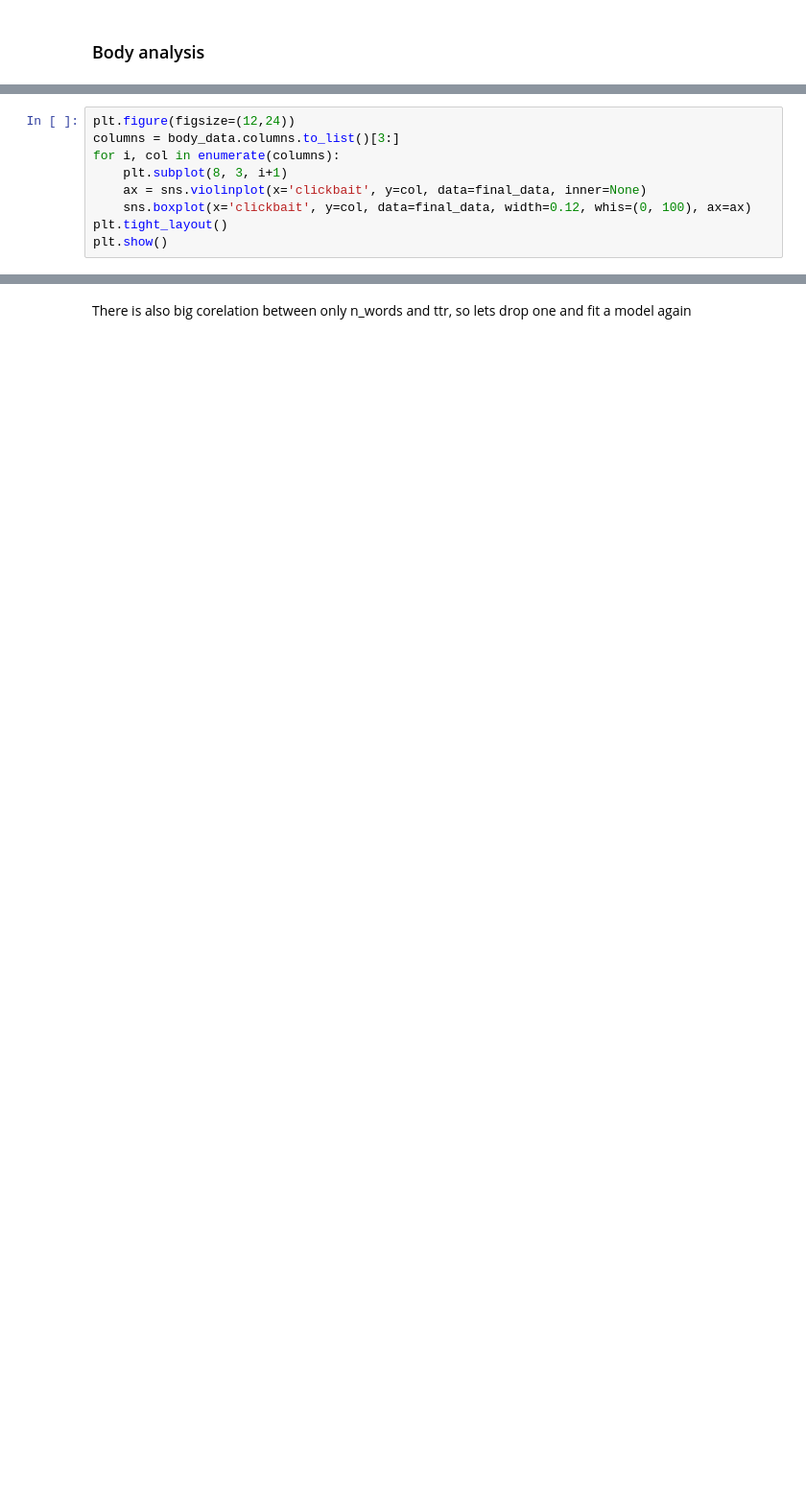
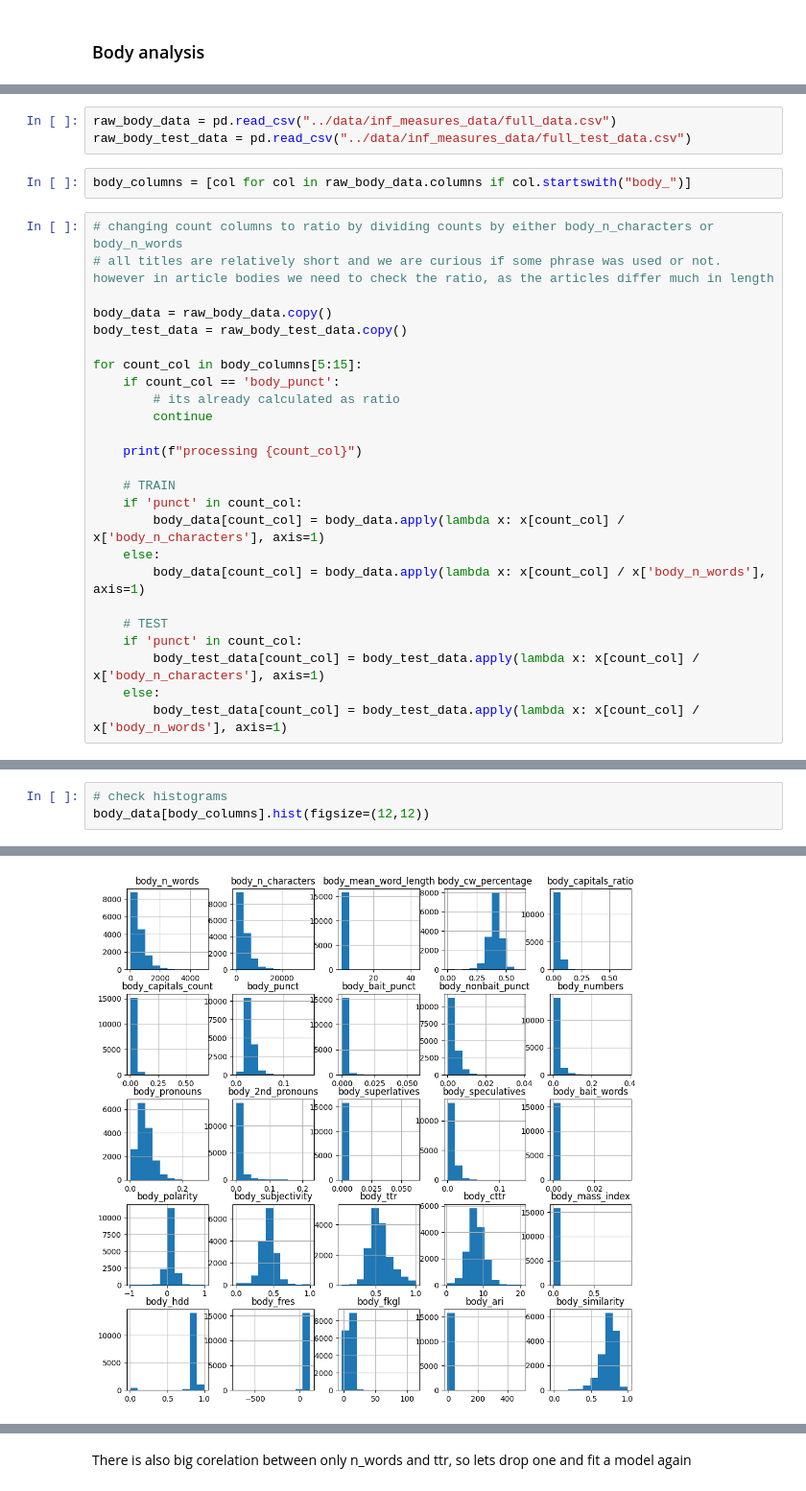
Before and after one commit to matkubita/ClickbaitDetectionThesis, a Jupyter notebook: notebooks/3-Informativeness-Measures.ipynb, the cells around one changed output, grey strips where cells are left out. Shown at 96% size. Drawn from its saved outputs; the diff is of its cells as text; blank space fills up the shorter version.

Commit message:
analysis and models for article bode

```diff
--- a/notebooks/3-Informativeness-Measures.ipynb
+++ b/notebooks/3-Informativeness-Measures.ipynb
@@ -1124,9 +1091,0 @@ Now let's plot boxplots, as there we can find insights of the relationships of e
-# %%
-plt.figure(figsize=(12,24))
-columns = body_data.columns.to_list()[3:]
-for i, col in enumerate(columns):
-    plt.subplot(8, 3, i+1)
-    ax = sns.violinplot(x='clickbait', y=col, data=final_data, inner=None)
-    sns.boxplot(x='clickbait', y=col, data=final_data, width=0.12, whis=(0, 100), ax=ax)
-plt.tight_layout()
-plt.show()
@@ -1168,0 +1123,30 @@ y_train = y_train.reset_index(drop=True)
+# %%
+raw_body_data = pd.read_csv("../data/inf_measures_data/full_data.csv")
+raw_body_test_data = pd.read_csv("../data/inf_measures_data/full_test_data.csv")
+# %%
+body_columns = [col for col in raw_body_data.columns if col.startswith("body_")]
+# %%
+# changing count columns to ratio by dividing counts by either body_n_characters or body_n_words
+# all titles are relatively short and we are curious if some phrase was used or not. however in article bodies we need to check the ratio, as the articles differ much in length
+
+body_data = raw_body_data.copy()
+body_test_data = raw_body_test_data.copy()
+
+for count_col in body_columns[5:15]:
+    if count_col == 'body_punct':
+        # its already calculated as ratio
+        continue
+
+    print(f"processing {count_col}")
+
+    # TRAIN
+    if 'punct' in count_col:
+        body_data[count_col] = body_data.apply(lambda x: x[count_col] / x['body_n_characters'], axis=1)
+    else:
+        body_data[count_col] = body_data.apply(lambda x: x[count_col] / x['body_n_words'], axis=1)
+
+    # TEST
+    if 'punct' in count_col:
+        body_test_data[count_col] = body_test_data.apply(lambda x: x[count_col] / x['body_n_characters'], axis=1)
+    else:
+        body_test_data[count_col] = body_test_data.apply(lambda x: x[count_col] / x['body_n_words'], axis=1)
@@ -1168,0 +1165,4 @@ y_train = y_train.reset_index(drop=True)
+# %%
+# check histograms
+body_data[body_columns].hist(figsize=(12,12))
+# %% [output]
@@ -1168,0 +1186 @@ y_train = y_train.reset_index(drop=True)
+[figure, added]
```
Also changed, not shown: parts of 133 cells of this notebook, 2 other files.
